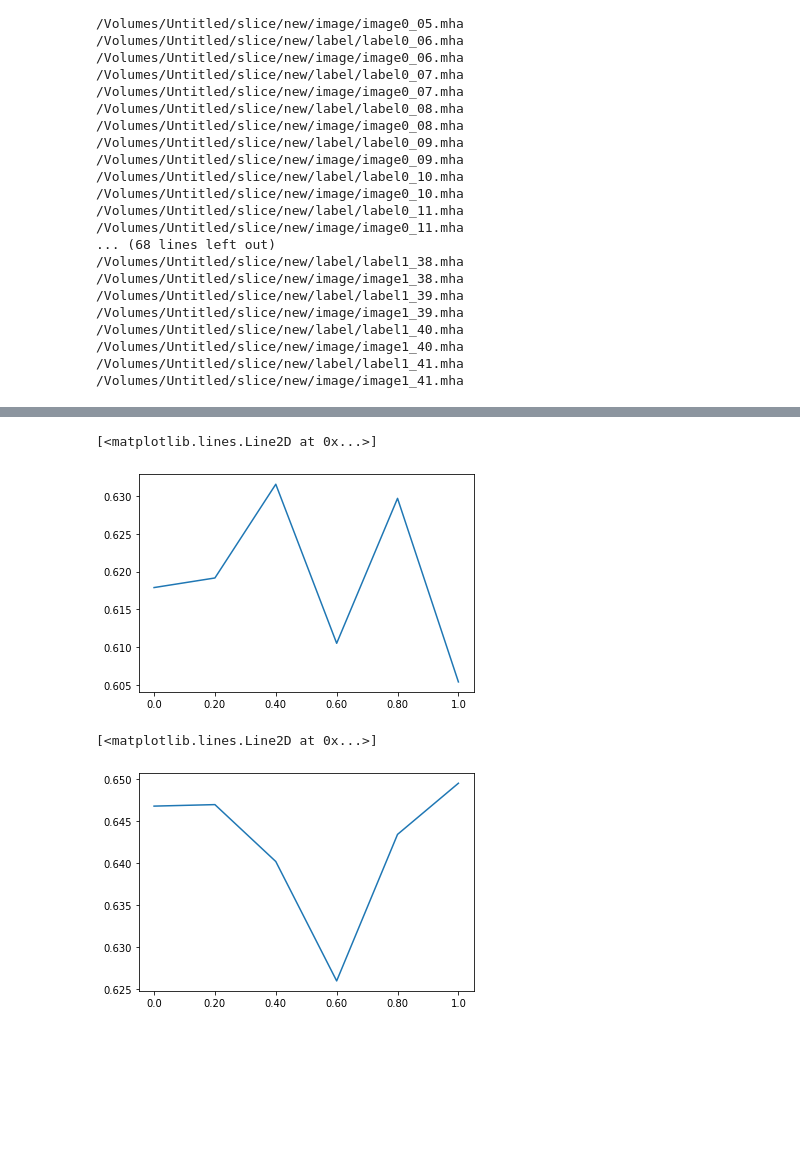
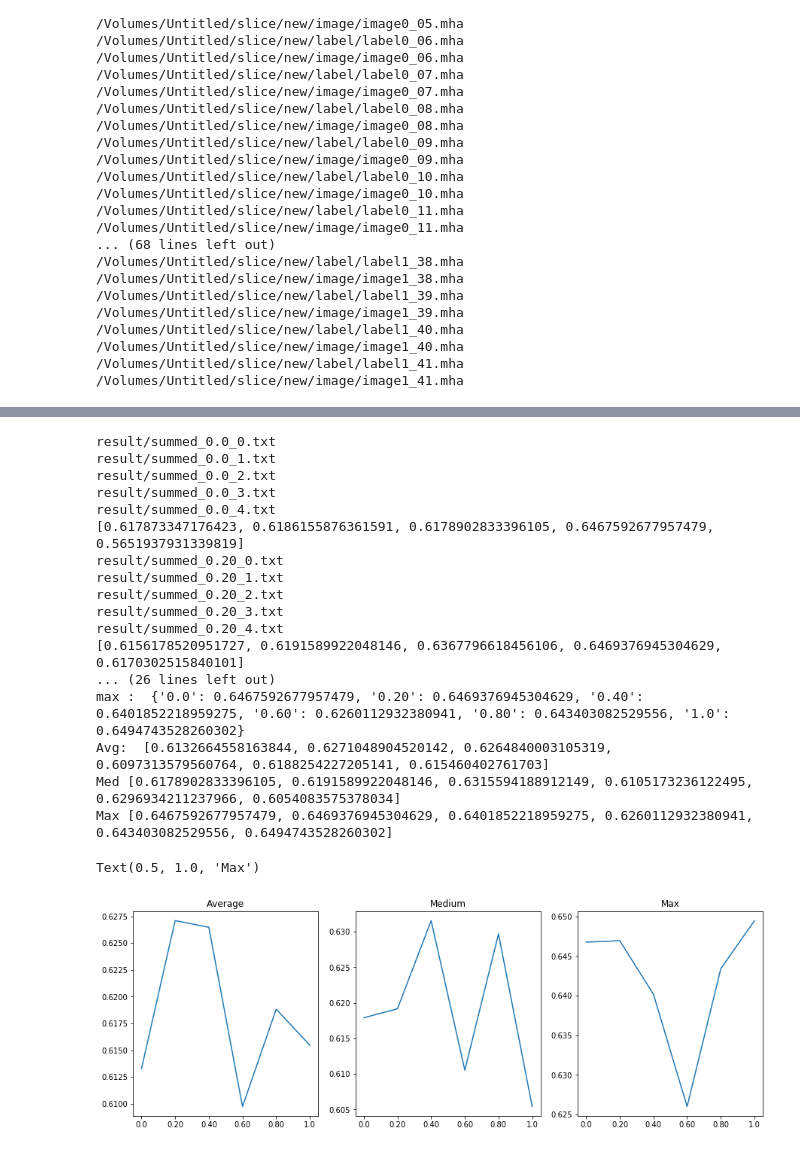
Before and after one commit to t-rryyyoooo/KIDNEY, a Jupyter notebook: plot.ipynb, the cells around one changed output, grey strips where cells are left out. Cells and saved outputs as stored; diff of their text form; code cells hidden in the pictures; blank space fills up the shorter version.

Commit message:
Output figures

```diff
--- a/plot.ipynb
+++ b/plot.ipynb
@@ -540,10 +452,70 @@ plt.plot(alpha, avgList)
-# %%
-plt.plot(alpha, medList)
-# %% [output]
-[<matplotlib.lines.Line2D at 0x...>]
-[figure, removed]
-# %%
-plt.plot(alpha, maxList)
-# %% [output]
-[<matplotlib.lines.Line2D at 0x...>]
-[figure, removed]
+# %%
+inputPath = 'result/summed_'
+alpha = ['0.0', '0.20', '0.40',  '0.60', '0.80', '1.0']
+
+avg = {x:0 for x in alpha}
+med = {x:0 for x in alpha}
+Max = {x:0 for x in alpha}
+results = {x:[] for x in alpha}
+
+for a in alpha:
+    for x in range(5):
+        path = os.path.expanduser(inputPath) + a + '_' + str(x) + '.txt'
+        print(path)
+        with open(path) as f:
+            l = f.readlines()
+            temp = l[-2].split()[-1]
+            #print(float(temp))
+
+            results[a].append(float(temp))
+    print(results[a])
+    results[a].sort()
+
+for a in alpha:
+    avg[a] = caluculateAVG(results[a])
+    med[a] = outputMedium(results[a])
+    Max[a] = outputMax(results[a])
+
+print("avg : ", avg)
+print("med : ", med)
+print("max : ", Max)
+
+avgList = []
+medList = []
+maxList = []
+for a in alpha:
+    avgList.append(avg[a])
+    medList.append(med[a])
+    maxList.append(Max[a])
+
+print("Avg: ", avgList)
+print("Med", medList)
+print("Max", maxList)
+
+fig, axes = plt.subplots(1, 3, figsize=(15,5))
+axes[0].plot(alpha, avgList)
+axes[0].set_title("Average")
+axes[1].plot(alpha, medList)
+axes[1].set_title("Medium")
+axes[2].plot(alpha, maxList)
+axes[2].set_title("Max")
+# %% [output]
+result/summed_0.0_0.txt
+result/summed_0.0_1.txt
+result/summed_0.0_2.txt
+result/summed_0.0_3.txt
+result/summed_0.0_4.txt
+[0.617873347176423, 0.6186155876361591, 0.6178902833396105, 0.6467592677957479, 0.5651937931339819]
+result/summed_0.20_0.txt
+result/summed_0.20_1.txt
+result/summed_0.20_2.txt
+result/summed_0.20_3.txt
+result/summed_0.20_4.txt
+[0.6156178520951727, 0.6191589922048146, 0.6367796618456106, 0.6469376945304629, 0.6170302515840101]
+... (26 lines left out)
+max :  {'0.0': 0.6467592677957479, '0.20': 0.6469376945304629, '0.40': 0.6401852218959275, '0.60': 0.6260112932380941, '0.80': 0.643403082529556, '1.0': 0.6494743528260302}
+Avg:  [0.6132664558163844, 0.6271048904520142, 0.6264840003105319, 0.6097313579560764, 0.6188254227205141, 0.615460402761703]
+Med [0.6178902833396105, 0.6191589922048146, 0.6315594188912149, 0.6105173236122495, 0.6296934211237966, 0.6054083575378034]
+Max [0.6467592677957479, 0.6469376945304629, 0.6401852218959275, 0.6260112932380941, 0.643403082529556, 0.6494743528260302]
+Text(0.5, 1.0, 'Max')
+[figure, added]
```
Also changed, not shown: parts of 8 cells of this notebook.
